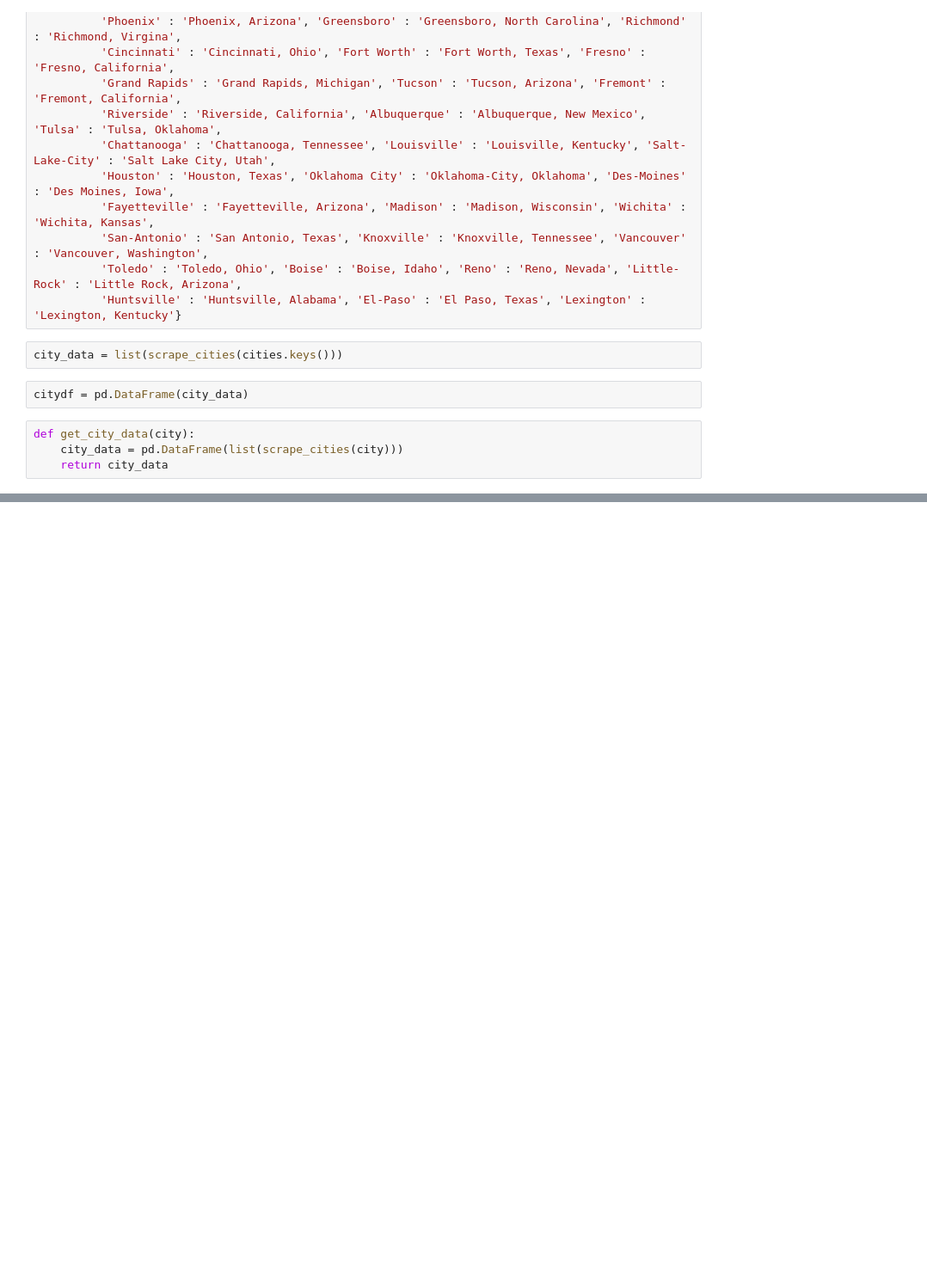
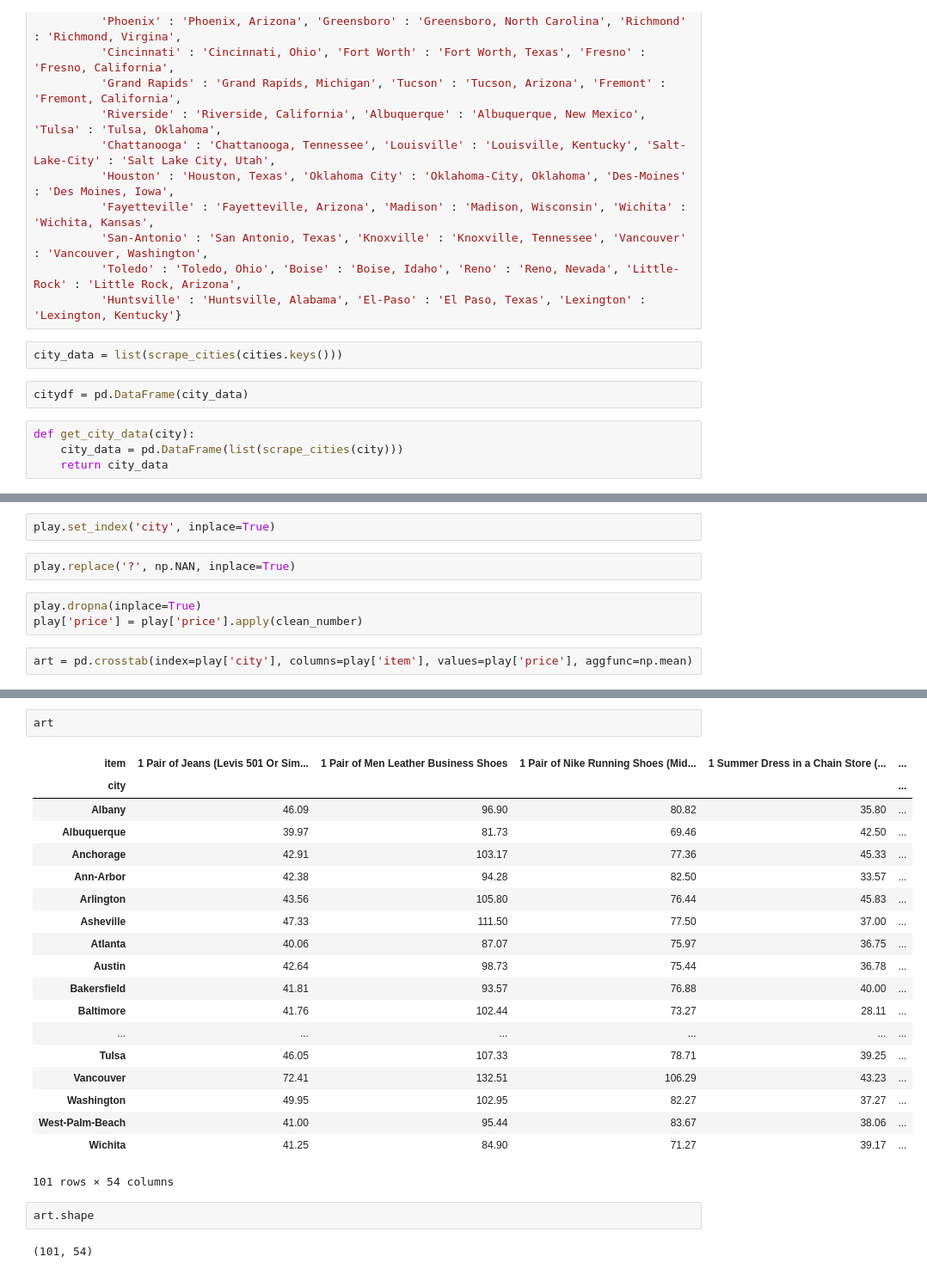
Before and after one commit to Beige-Coffee/LifeStyleDesign, a Jupyter notebook: Cost_of_living_function.ipynb, the cells around one changed output, grey strips where cells are left out. Shown at 86% size. Cells and saved outputs as stored; diff of their text form; blank space fills up the shorter version.

```diff
--- a/Cost_of_living_function.ipynb
+++ b/Cost_of_living_function.ipynb
@@ -221,0 +199,9 @@ get_city_data(['Hoboken'])
+# %%
+play.set_index('city', inplace=True)
+# %%
+play.replace('?', np.NAN, inplace=True)
+# %%
+play.dropna(inplace=True)
+play['price'] = play['price'].apply(clean_number)
+# %%
+art = pd.crosstab(index=play['city'], columns=play['item'], values=play['price'], aggfunc=np.mean)
@@ -221,0 +223,26 @@ get_city_data(['Hoboken'])
+# %%
+art
+# %% [output]
+| item | 1 Pair of Jeans (Levis 501 Or Sim... | 1 Pair of Men Leather Business Shoes | 1 Pair of Nike Running Shoes (Mid... | 1 Summer Dress in a Chain Store (... | ... |
+| city |  |  |  |  | ... |
+| Albany | 46.09 | 96.90 | 80.82 | 35.80 | ... |
+| Albuquerque | 39.97 | 81.73 | 69.46 | 42.50 | ... |
+| Anchorage | 42.91 | 103.17 | 77.36 | 45.33 | ... |
+| Ann-Arbor | 42.38 | 94.28 | 82.50 | 33.57 | ... |
+| Arlington | 43.56 | 105.80 | 76.44 | 45.83 | ... |
+| Asheville | 47.33 | 111.50 | 77.50 | 37.00 | ... |
+| Atlanta | 40.06 | 87.07 | 75.97 | 36.75 | ... |
+| Austin | 42.64 | 98.73 | 75.44 | 36.78 | ... |
+| Bakersfield | 41.81 | 93.57 | 76.88 | 40.00 | ... |
+| Baltimore | 41.76 | 102.44 | 73.27 | 28.11 | ... |
+| ... | ... | ... | ... | ... | ... |
+| Tulsa | 46.05 | 107.33 | 78.71 | 39.25 | ... |
+| Vancouver | 72.41 | 132.51 | 106.29 | 43.23 | ... |
+| Washington | 49.95 | 102.95 | 82.27 | 37.27 | ... |
+| West-Palm-Beach | 41.00 | 95.44 | 83.67 | 38.06 | ... |
+| Wichita | 41.25 | 84.90 | 71.27 | 39.17 | ... |
+101 rows × 54 columns
+# %%
+art.shape
+# %% [output]
+(101, 54)
```
Also changed, not shown: parts of 12 cells of this notebook.
